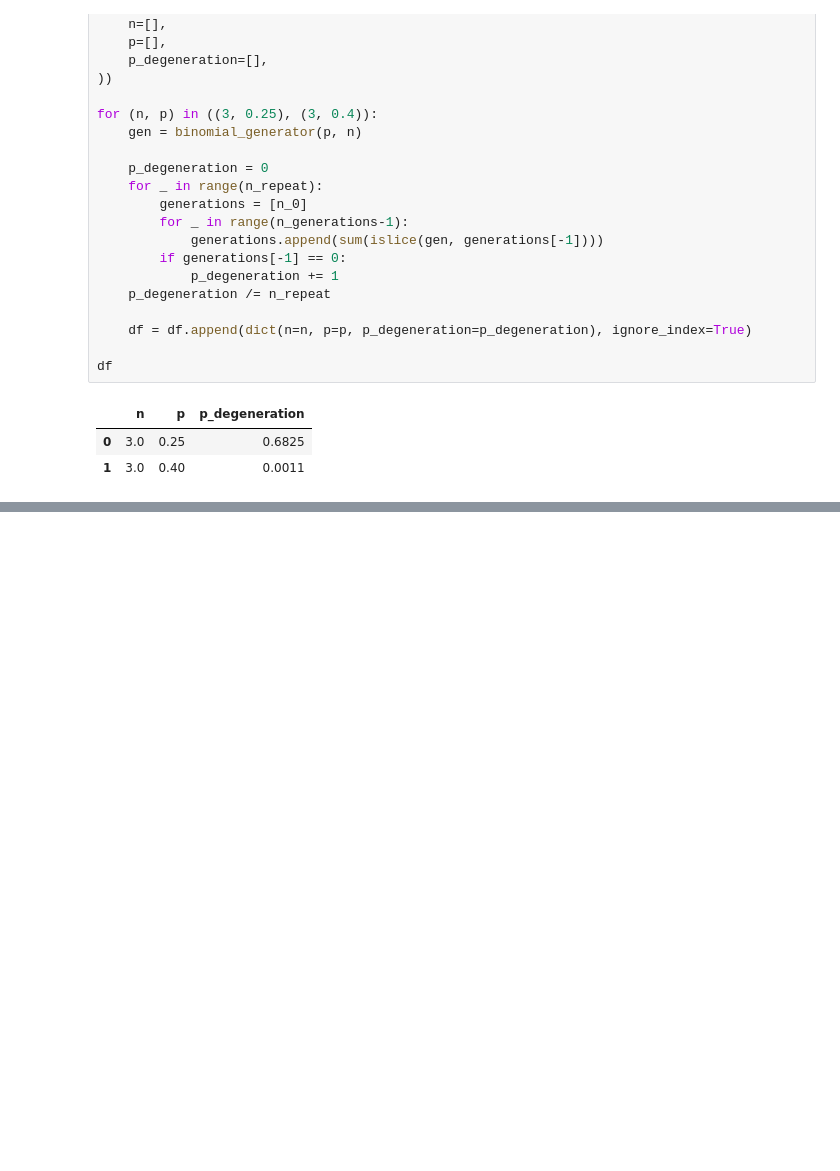
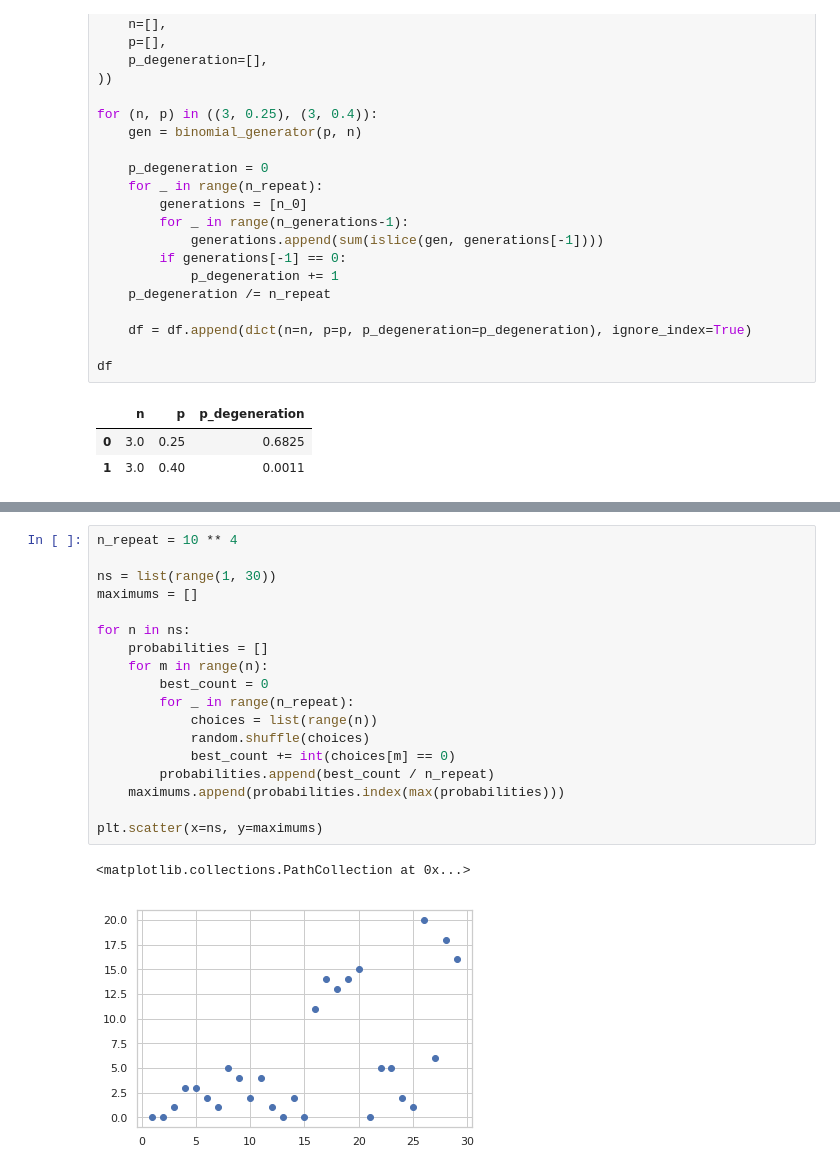
Before and after one commit to WeitBelou/monte-carlo, a Jupyter notebook: notebooks/Lesson 2.ipynb, the cells around one changed output, grey strips where cells are left out. Cells and saved outputs as stored; diff of their text form; blank space fills up the shorter version.

```diff
--- a/notebooks/Lesson 2.ipynb
+++ b/notebooks/Lesson 2.ipynb
@@ -344,0 +378,21 @@ df
+# %%
+n_repeat = 10 ** 4
+
+ns = list(range(1, 30))
+maximums = []
+
+for n in ns:
+    probabilities = []
+    for m in range(n):
+        best_count = 0
+        for _ in range(n_repeat):
+            choices = list(range(n))
+            random.shuffle(choices)
+            best_count += int(choices[m] == 0)
+        probabilities.append(best_count / n_repeat)
+    maximums.append(probabilities.index(max(probabilities)))
+
+plt.scatter(x=ns, y=maximums)
+# %% [output]
+<matplotlib.collections.PathCollection at 0x...>
+[figure, added]
```
Also changed, not shown: parts of 4 cells of this notebook, 1 other file.
